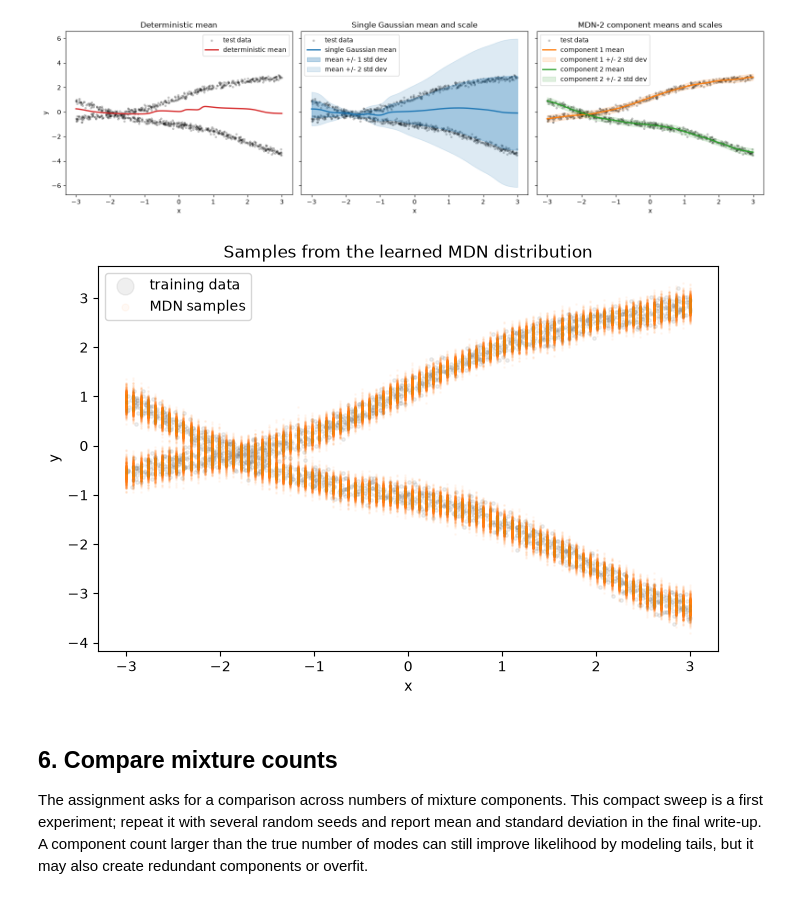
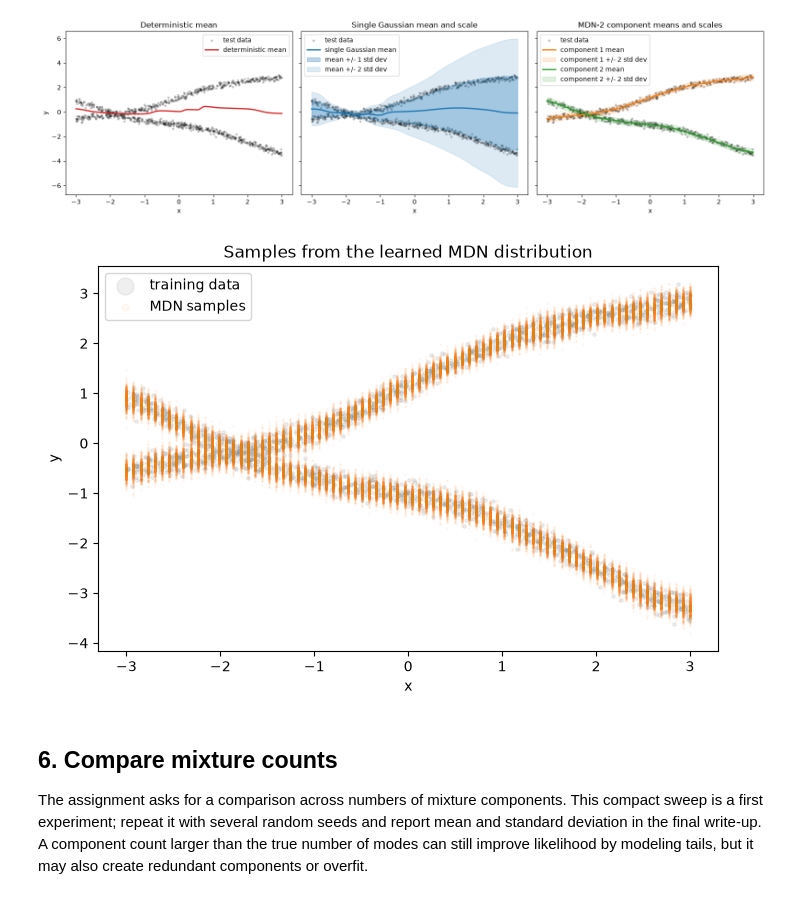
Before and after one commit to jvtricking/CS6956-MDN, a Jupyter notebook: mdn_2d_starter.ipynb, the cells around one changed output. Drawn from its saved outputs; the diff is of its cells as text; code cells hidden in the pictures.

Commit message:
revised sample count

```diff
--- a/mdn_2d_starter.ipynb
+++ b/mdn_2d_starter.ipynb
@@ -313,22 +313,22 @@ plt.show()
 # %% [output]
 [figure]
 # %%
-sample_count = 1600
+sample_count = 100
 x_sample = torch.linspace(-3, 3, 80).reshape(-1, 1).to(DEVICE)
 with torch.no_grad():
     # Draw many samples to reveal the two learned conditional branches.
     samples = mdn_distribution(mdn2, x_sample).sample((sample_count,)).cpu()
 
 plt.figure(figsize=(8, 5))
 plt.scatter(x_train[:, 0], y_train[:, 0], s=6, alpha=0.12, color='gray', label='training data')
 plt.scatter(x_sample.cpu().repeat(sample_count, 1).reshape(-1), samples.reshape(-1), s=1, alpha=0.04, color='tab:orange', label='MDN samples')
 plt.xlabel('x')
 plt.ylabel('y')
 plt.title('Samples from the learned MDN distribution')
 plt.legend(markerscale=5)
 plt.show()
 # %% [output]
-[figure, old version]
+[figure, new version]
 # %% [markdown]
 ## 6. Compare mixture counts
 
```
Also changed, not shown: parts of 1 cell of this notebook.
